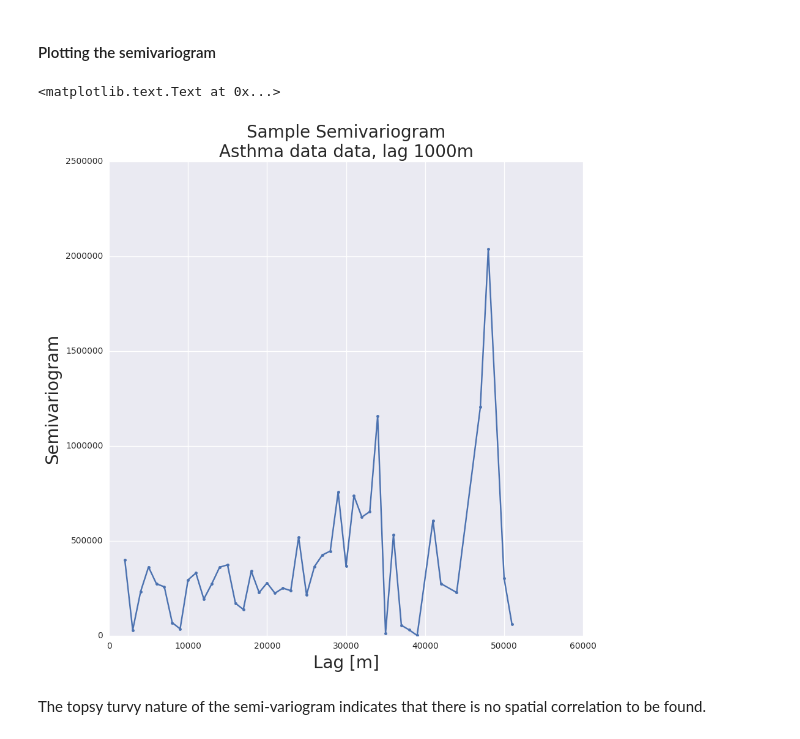
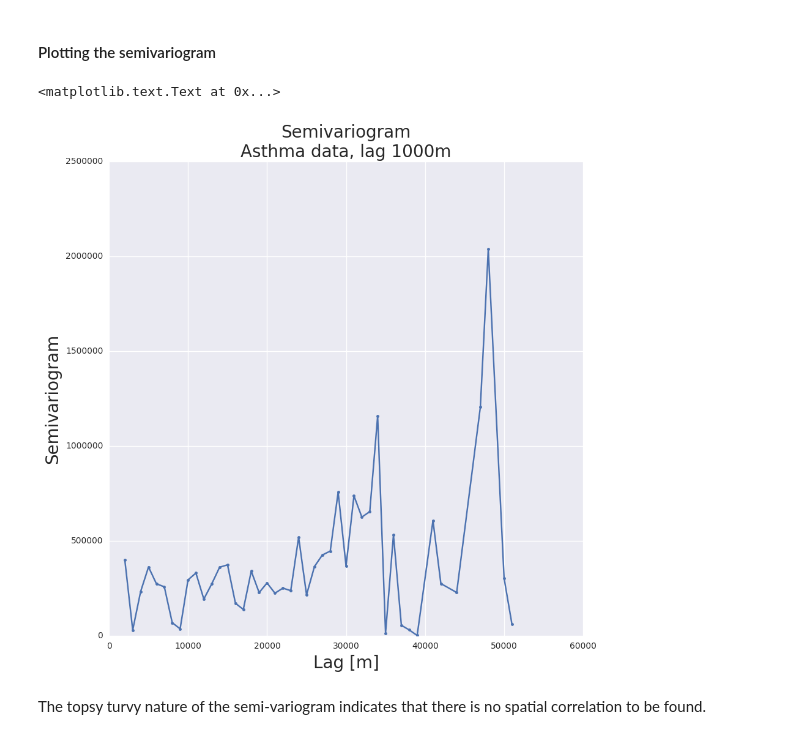
Before and after one commit to hh1713/PUI2016_hh1713, a Jupyter notebook: HW12_hh1713/Assignment_1.ipynb, the cells around one changed output. Drawn from its saved outputs; the diff is of its cells as text; code cells hidden in the pictures.

Commit message:
updating plot title

```diff
--- a/HW12_hh1713/Assignment_1.ipynb
+++ b/HW12_hh1713/Assignment_1.ipynb
@@ -274,13 +274,13 @@ The maximum distance between points: 56568.54
 # %%
 lag = 1000
 mysv = SV(krigdata, np.arange(1, maxd, lag), 500)
 pl.figure(figsize=(10,10))
 pl.plot(mysv[0], mysv[1], '.-')
 pl.xlabel('Lag [m]', fontsize=20)
 pl.ylabel('Semivariogram', fontsize=20)
-pl.title('Sample Semivariogram\nAsthma data, lag %dm'%lag, fontsize=20)
+pl.title('Semivariogram\nAsthma data, lag %dm'%lag, fontsize=20)
 # %% [output]
 <matplotlib.text.Text at 0x...>
-[figure, old version]
+[figure, new version]
 # %% [markdown]
 The topsy turvy nature of the semi-variogram indicates that there is no spatial correlation to be found.
```
